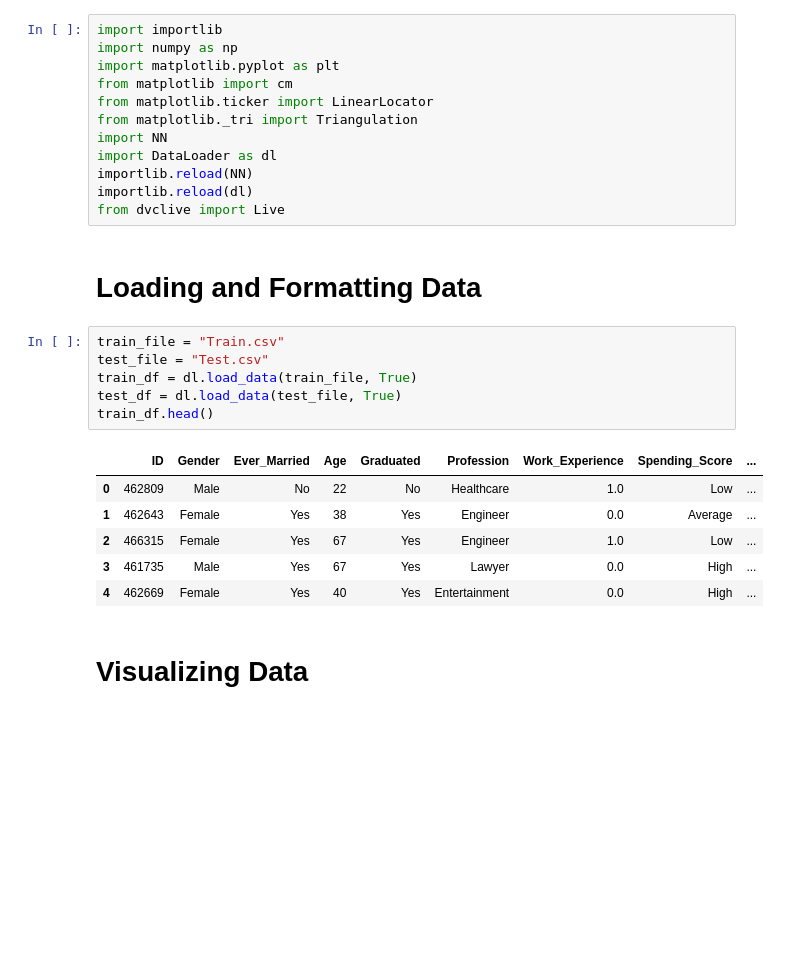
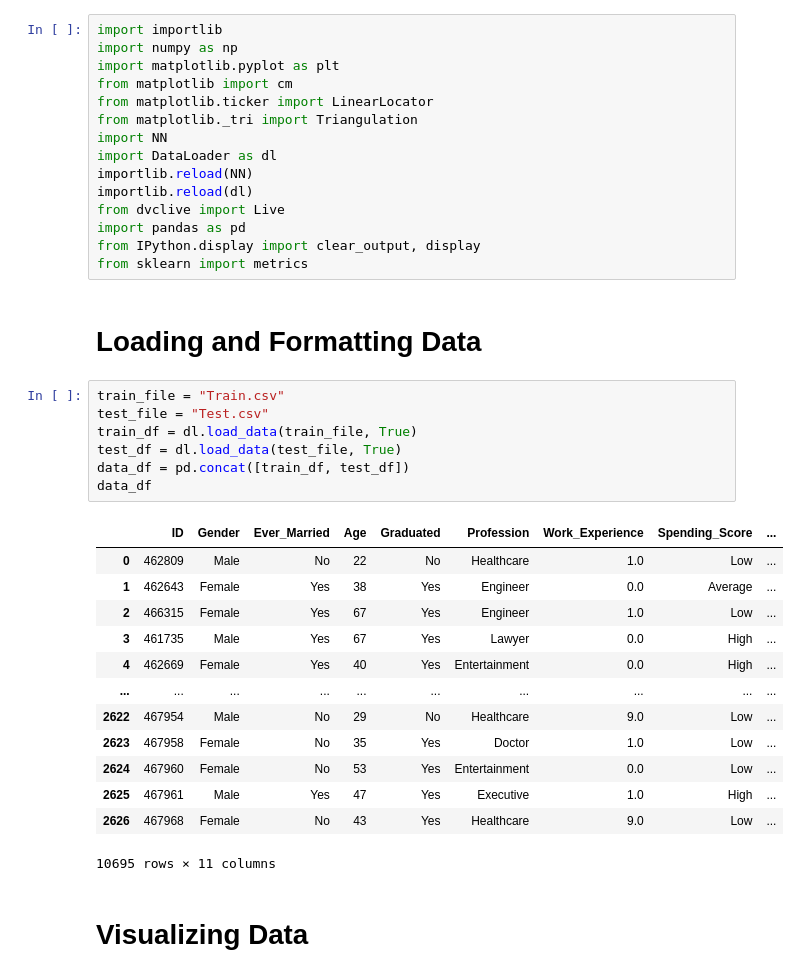
Before and after one commit to AsimWattoo/CustomerSegmentation_NN_Python, a Jupyter notebook: index.ipynb, the cells around one changed output. Cells and saved outputs as stored; diff of their text form; blank space fills up the shorter version.

```diff
--- a/index.ipynb
+++ b/index.ipynb
@@ -10,21 +10,32 @@ import DataLoader as dl
 importlib.reload(NN)
 importlib.reload(dl)
 from dvclive import Live
+import pandas as pd
+from IPython.display import clear_output, display
+from sklearn import metrics
 # %% [markdown]
 # Loading and Formatting Data
 # %%
 train_file = "Train.csv"
 test_file = "Test.csv"
 train_df = dl.load_data(train_file, True)
 test_df = dl.load_data(test_file, True)
-train_df.head()
+data_df = pd.concat([train_df, test_df])
+data_df
 # %% [output]
 |  | ID | Gender | Ever_Married | Age | Graduated | Profession | Work_Experience | Spending_Score | ... |
 | 0 | 462809 | Male | No | 22 | No | Healthcare | 1.0 | Low | ... |
 | 1 | 462643 | Female | Yes | 38 | Yes | Engineer | 0.0 | Average | ... |
 | 2 | 466315 | Female | Yes | 67 | Yes | Engineer | 1.0 | Low | ... |
 | 3 | 461735 | Male | Yes | 67 | Yes | Lawyer | 0.0 | High | ... |
 | 4 | 462669 | Female | Yes | 40 | Yes | Entertainment | 0.0 | High | ... |
+| ... | ... | ... | ... | ... | ... | ... | ... | ... | ... |
+| 2622 | 467954 | Male | No | 29 | No | Healthcare | 9.0 | Low | ... |
+| 2623 | 467958 | Female | No | 35 | Yes | Doctor | 1.0 | Low | ... |
+| 2624 | 467960 | Female | No | 53 | Yes | Entertainment | 0.0 | Low | ... |
+| 2625 | 467961 | Male | Yes | 47 | Yes | Executive | 1.0 | High | ... |
+| 2626 | 467968 | Female | No | 43 | Yes | Healthcare | 9.0 | Low | ... |
+10695 rows × 11 columns
 # %% [markdown]
 # Visualizing Data
 # %%
```
Also changed, not shown: parts of 12 cells of this notebook, 2 other files.
